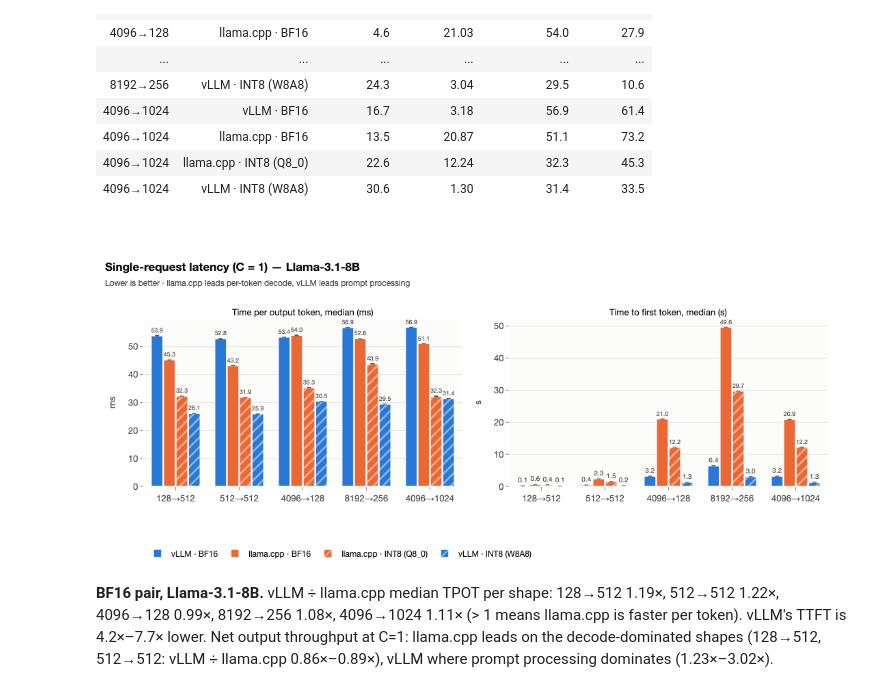
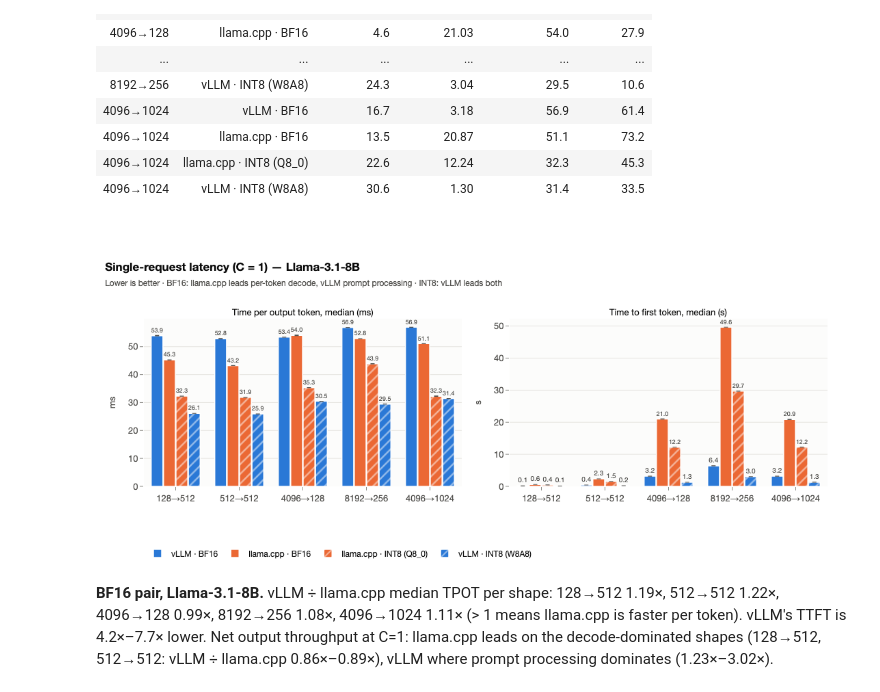
Before and after one commit to struggling-student/llm-backend-analysis, a Jupyter notebook: notebooks/backend_selection/03_single_request_performance.ipynb, the cells around one changed output. Saved outputs shown, nothing was run; the diff lists cells and outputs as text; code cells hidden in the pictures.

```diff
--- a/notebooks/backend_selection/03_single_request_performance.ipynb
+++ b/notebooks/backend_selection/03_single_request_performance.ipynb
@@ -58,18 +59,18 @@ Llama-3.1-8B, one request in flight
 # %%
 long = pd.concat([
     view.assign(metric="tpot", value=view["tpot_s_p50_mean"] * 1e3, spread=view["tpot_s_p50_std"] * 1e3),
     view.assign(metric="ttft", value=view["ttft_s_p50_mean"], spread=view["ttft_s_p50_std"]),
 ])
 fig = plots.grouped_bars(long, x="workload_shape", y="value", error="spread", facet="metric",
                          facet_labels={"tpot": "Time per output token, median (ms)", "ttft": "Time to first token, median (s)"},
                          y_title=["ms", "s"], value_fmt=".1f",
                          title=f"Single-request latency (C = 1) — {registry.model_label(MODEL)}",
-                         subtitle="Lower is better · llama.cpp leads per-token decode, vLLM leads prompt processing")
+                         subtitle="Lower is better · BF16: llama.cpp leads per-token decode, vLLM prompt processing · INT8: vLLM leads both")
 fig.show()
 export_figure(fig, "single_request_latency", source=NOTEBOOK,
               caption="Median TPOT and TTFT with one request in flight, per workload and configuration (8B).")
 # %% [output]
-[figure, old version]
+[figure, new version]
 # %%
 r_tpot = comparisons.backend_ratio(c1, "tpot_s_p50_mean", precision="bf16")
 r_ttft = comparisons.backend_ratio(c1, "ttft_s_p50_mean", precision="bf16")
```
Also changed, not shown: parts of 3 cells of this notebook, 18 other files.
